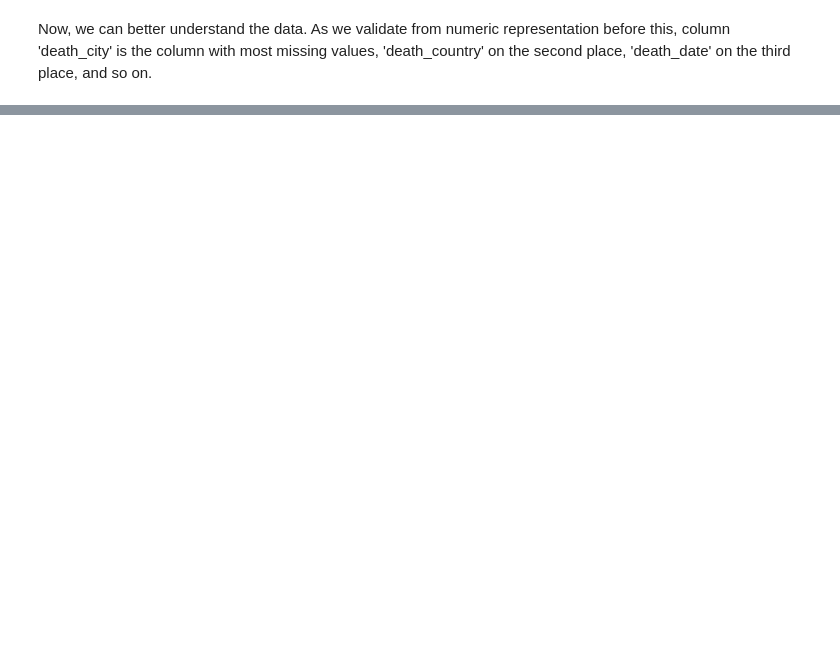
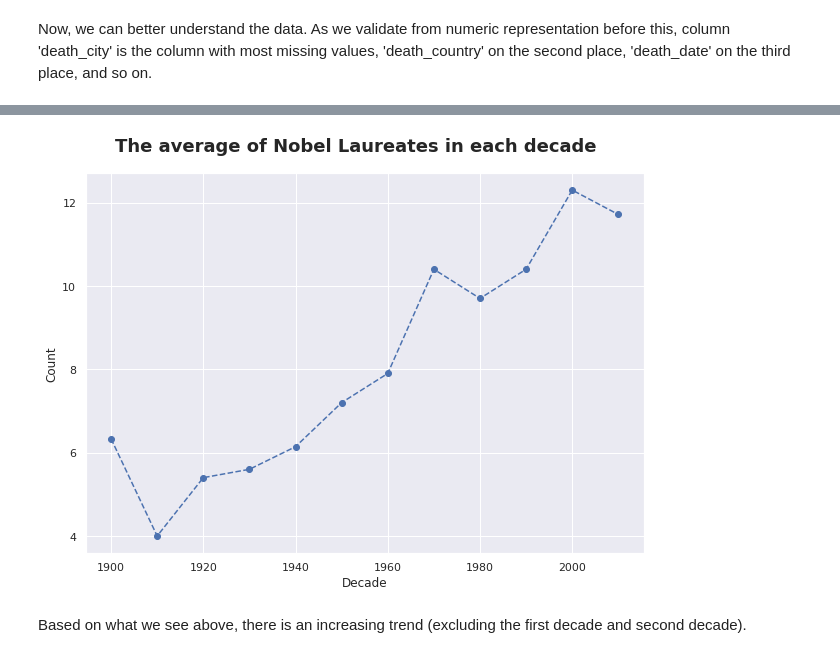
Before and after one commit to agusrichard/data-science-learning-projects, a Jupyter notebook: Nobel Prize Winners/exploratory_data_analysis.ipynb, the cells around one changed output, grey strips where cells are left out. Cells and saved outputs as stored; diff of their text form; code cells hidden in the pictures; blank space fills up the shorter version.

```diff
--- a/Nobel Prize Winners/exploratory_data_analysis.ipynb
+++ b/Nobel Prize Winners/exploratory_data_analysis.ipynb
@@ -156,0 +184,2 @@ Now, we can better understand the data. As we validate from numeric representati
+# %%
+year_count = df['year'].value_counts().sort_index()
@@ -156,0 +213,5 @@ Now, we can better understand the data. As we validate from numeric representati
+# %%
+# compute what is the average of nobel laureates in each decade
+decade_count = year_count.groupby(by=lambda x: np.floor(x / 10)).mean()
+decade_count.index = np.arange(1900, 2020, 10)
+decade_count
@@ -156,0 +232,9 @@ Now, we can better understand the data. As we validate from numeric representati
+# %%
+fig, ax = plt.subplots(figsize=[10, 7])
+ax.plot(decade_count,'ob--')
+ax.set(xlabel='Decade', ylabel='Count')
+fig.suptitle('The average of Nobel Laureates in each decade', fontsize=18, fontweight='semibold', y=0.95);
+# %% [output]
+[figure, added]
+# %% [markdown]
+Based on what we see above, there is an increasing trend (excluding the first decade and second decade).
```
Also changed, not shown: parts of 13 cells of this notebook.
